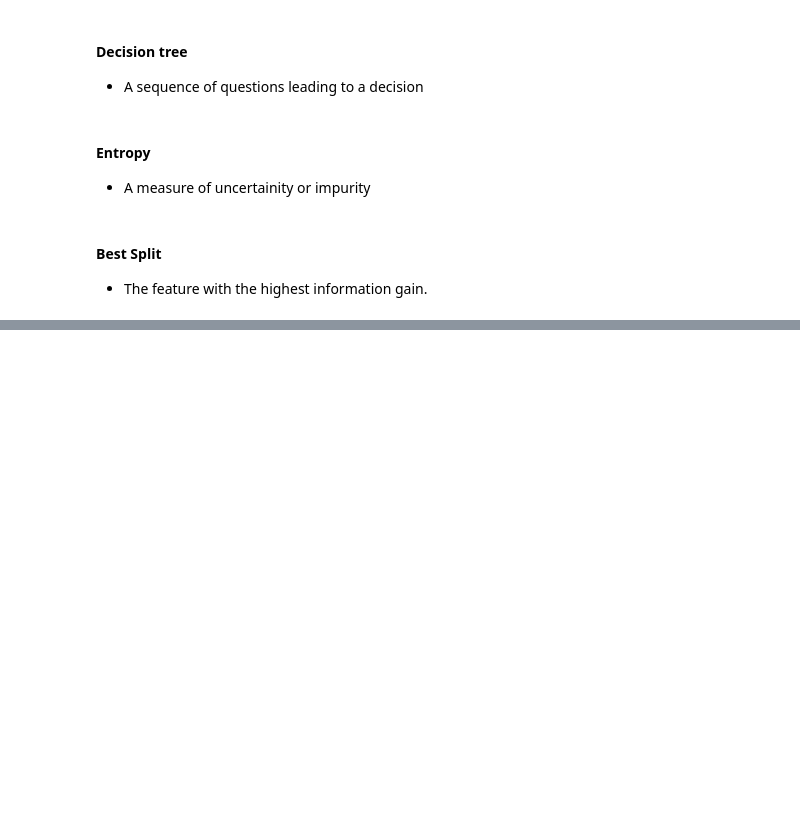
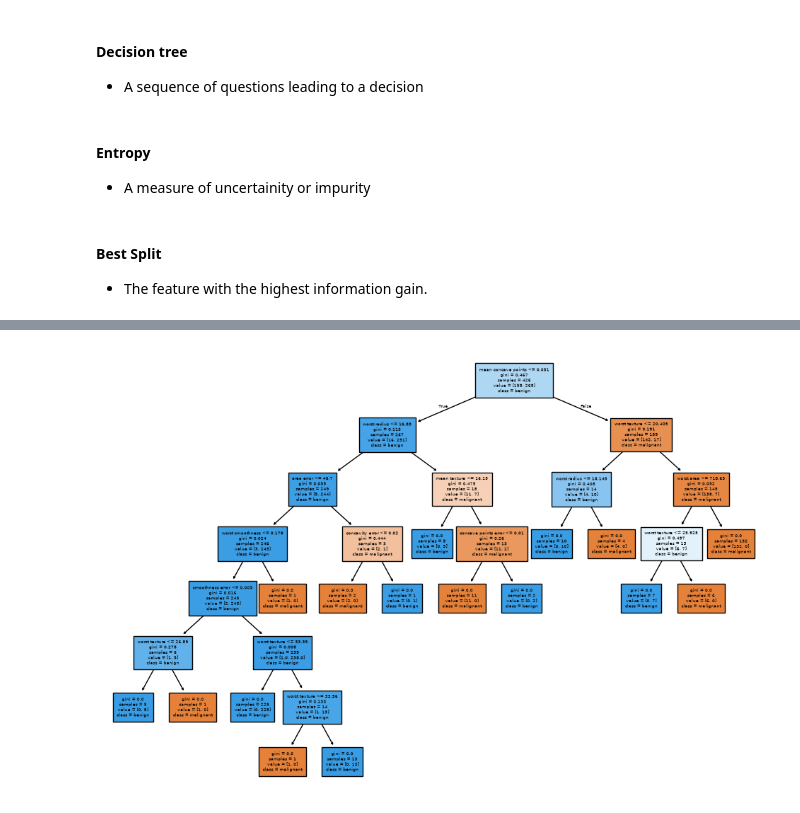
Before and after one commit to Shaurya170319/PBEL12, a Jupyter notebook: decision_tree.ipynb, the cells around one changed output, grey strips where cells are left out. Saved outputs shown, nothing was run; the diff lists cells and outputs as text; code cells hidden in the pictures; blank space fills up the shorter version.

```diff
--- a/decision_tree.ipynb
+++ b/decision_tree.ipynb
@@ -267,0 +477,7 @@ Ex3 - Suppose there are 55 students.
+# %%
+x= df.drop('Target',axis=1)
+y=df['Target']
+# %%
+x_train,x_test,y_train,y_test = train_test_split(
+    x,y, test_size =0.25,random_state = 42
+)
@@ -267,0 +579,7 @@ Ex3 - Suppose there are 55 students.
+# %%
+plt.figure(figsize=(12,8))
+plot_tree(model, feature_names=cancer.feature_names, class_names=cancer.target_names, filled=True,
+          fontsize= 4)
+plt.show()
+# %% [output]
+[figure, added]
```
Also changed, not shown: parts of 50 cells of this notebook.
